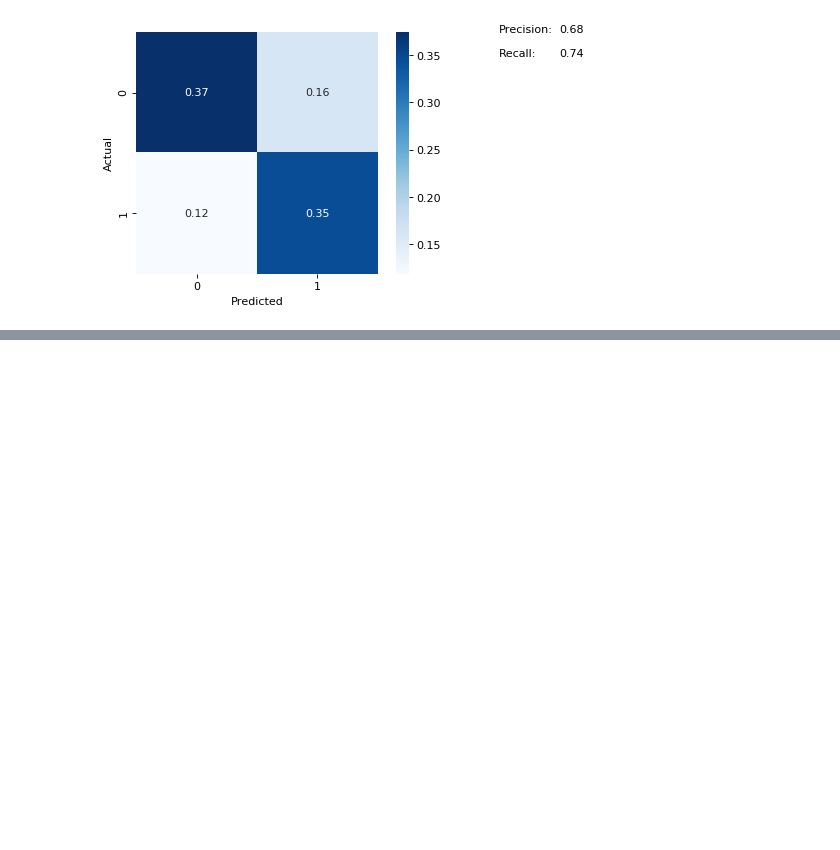
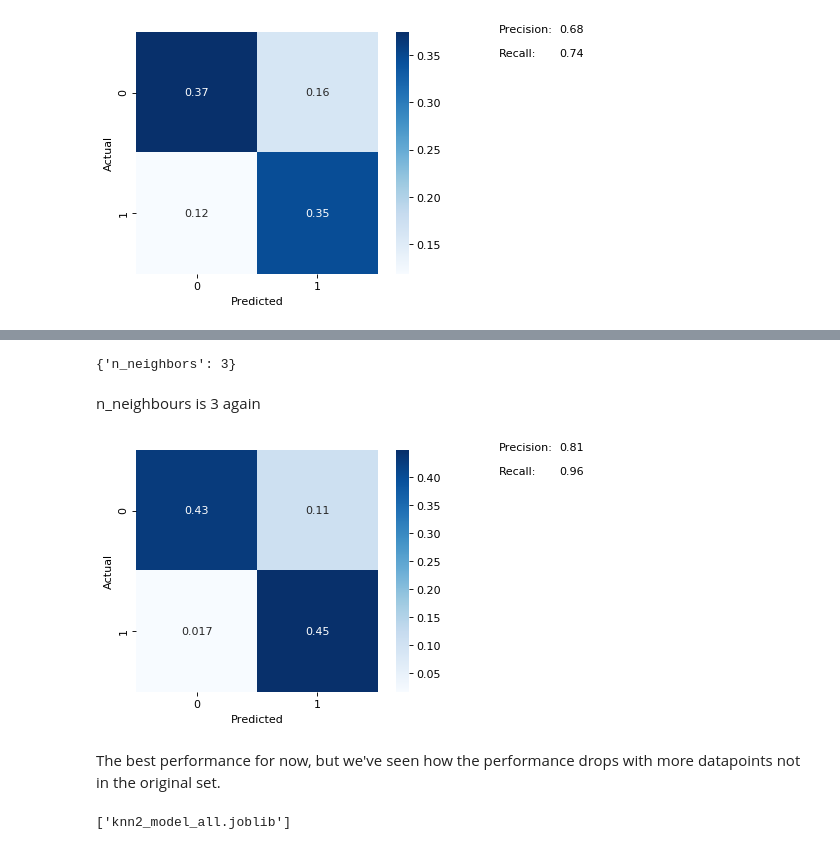
Before and after one commit to KunojiLym/metis_project_3, a Jupyter notebook: eda-fishing-all.ipynb, the cells around one changed output, grey strips where cells are left out. Saved outputs shown, nothing was run; the diff lists cells and outputs as text; code cells hidden in the pictures; blank space fills up the shorter version.

```diff
--- a/eda-fishing-all.ipynb
+++ b/eda-fishing-all.ipynb
@@ -204,0 +240,26 @@ KNN performs much better... but also has crap for performance
+# %%
+model_knn2 = KNeighborsClassifier()
+
+#create a dictionary of all values we want to test for n_neighbors
+param_grid = {'n_neighbors': np.arange(2, 25)}
+
+#use gridsearch to test all values for n_neighbors
+model_knn2_gscv = GridSearchCV(model_knn2, param_grid, cv=KFold(n_splits=5, shuffle=True, random_state=RANDOM))
+
+#fit model to data
+model_knn2_gscv.fit(train_X, train_y)
+model_knn2_gscv.best_params_
+# %% [output]
+{'n_neighbors': 3}
+# %% [markdown]
+n_neighbours is 3 again
+# %%
+eda.make_confusion_matrix(model_knn2_gscv, test_X, test_y, threshold=0.01, show_metrics=True)
+# %% [output]
+[figure, added]
+# %% [markdown]
+The best performance for now, but we've seen how the performance drops with more datapoints not in the original set.
+# %%
+dump(model_knn_gscv, "knn2_model_all.joblib")
+# %% [output]
+['knn2_model_all.joblib']
```
Also changed, not shown: parts of 12 cells of this notebook, 7 other files.
